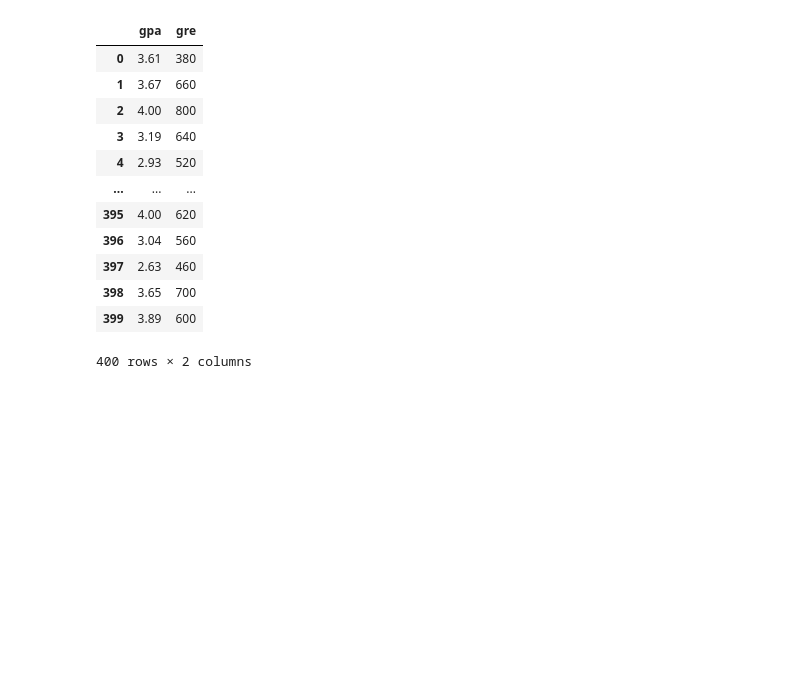
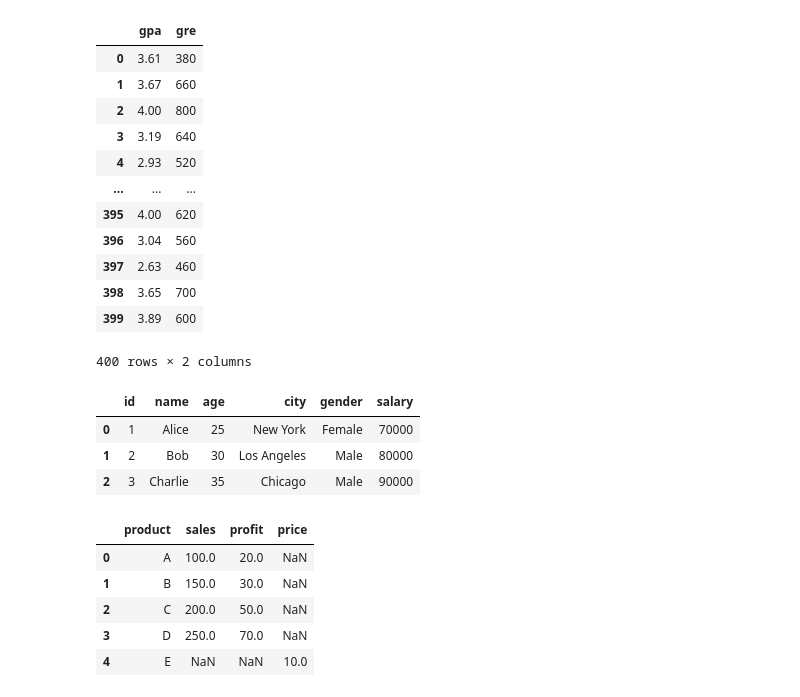
Before and after one commit to nanicoder/pp-ai-ml-2026, a Jupyter notebook: ai-ml-simplilearn/classes/day_feb212026.ipynb, the cells around one changed output. Cells and saved outputs as stored; diff of their text form; code cells hidden in the pictures; blank space fills up the shorter version.

```diff
--- a/ai-ml-simplilearn/classes/day_feb212026.ipynb
+++ b/ai-ml-simplilearn/classes/day_feb212026.ipynb
@@ -201,0 +207,7 @@ data = {
+# %%
+data1.head()
+# %% [output]
+|  | id | name | age | city | gender | salary |
+| 0 | 1 | Alice | 25 | New York | Female | 70000 |
+| 1 | 2 | Bob | 30 | Los Angeles | Male | 80000 |
+| 2 | 3 | Charlie | 35 | Chicago | Male | 90000 |
@@ -201,0 +228,10 @@ data = {
+# %%
+df_sales_price = pd.read_csv('../data-sets/sales_price_data.csv')
+df_sales_price.head()
+# %% [output]
+|  | product | sales | profit | price |
+| 0 | A | 100.0 | 20.0 | NaN |
+| 1 | B | 150.0 | 30.0 | NaN |
+| 2 | C | 200.0 | 50.0 | NaN |
+| 3 | D | 250.0 | 70.0 | NaN |
+| 4 | E | NaN | NaN | 10.0 |
```
Also changed, not shown: parts of 8 cells of this notebook, 4 other files.
